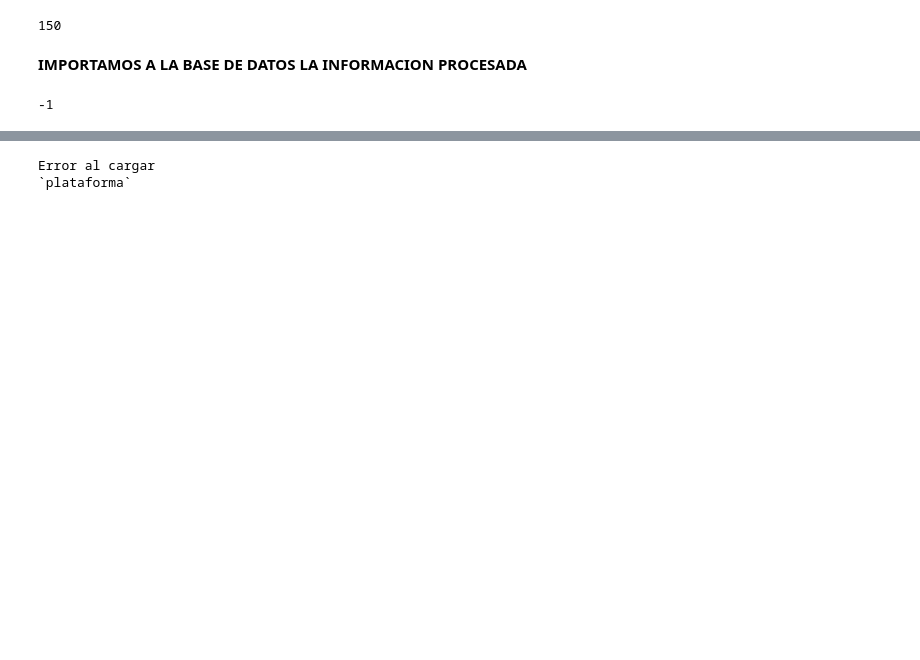
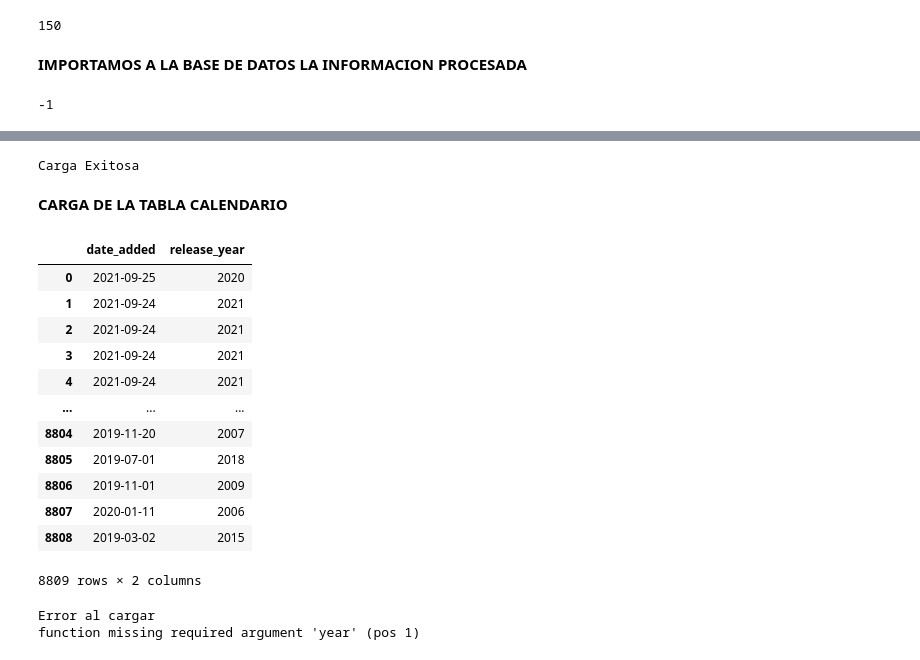
Before and after one commit to leandrokategora/General, a Jupyter notebook: Data/Carga/data_clean.ipynb, the cells around one changed output, grey strips where cells are left out. Cells and saved outputs as stored; diff of their text form; code cells hidden in the pictures; blank space fills up the shorter version.

```diff
--- a/Data/Carga/data_clean.ipynb
+++ b/Data/Carga/data_clean.ipynb
@@ -115,6 +113,8 @@ Establecemos un codigo de plataforma que permita crear una relacion a una tabla
 
 df_netflix['plataforma_id'] = 1
 df_disney['plataforma_id'] = 2
+df_netflix.insert(0, "id", np.nan)
+df_disney.insert(0, "id", np.nan)
 # %% [markdown]
 **Porcedemos a transformar las fechas para posteriormente poder relacionarlo a una tabla calendario**
 # %%
@@ -186,11 +168,39 @@ dtype: object
 # %%
 
 try:
-    df_disney.to_sql('shows', con=engine, if_exists='replace', index=False)
+    df_netflix.to_sql('shows', con=engine, if_exists='replace', index=False)
     print('Carga Exitosa')
 except Exception as ex:
     print('Error al cargar')
     print(ex)
 # %% [output]
-Error al cargar
-`plataforma`
+Carga Exitosa
+# %% [markdown]
+**CARGA DE LA TABLA CALENDARIO**
+# %%
+df_calendar = df_netflix[['date_added','release_year']]
+df_calendar
+# %% [output]
+|  | date_added | release_year |
+| 0 | 2021-09-25 | 2020 |
+| 1 | 2021-09-24 | 2021 |
+| 2 | 2021-09-24 | 2021 |
+| 3 | 2021-09-24 | 2021 |
+| 4 | 2021-09-24 | 2021 |
+| ... | ... | ... |
+| 8804 | 2019-11-20 | 2007 |
+| 8805 | 2019-07-01 | 2018 |
+| 8806 | 2019-11-01 | 2009 |
+| 8807 | 2020-01-11 | 2006 |
+| 8808 | 2019-03-02 | 2015 |
+8809 rows × 2 columns
+# %%
+try:
+    df_calendar.to_sql('calendario', con=engine, if_exists='replace', index=False, dtype={'date_added':date,'release_year':Text})
+    print('Carga Exitosa')
+except Exception as ex:
+    print('Error al cargar')
+    print(ex)
+# %% [output]
+Error al cargar
+function missing required argument 'year' (pos 1)
```
Also changed, not shown: parts of 10 cells of this notebook, 4 other files.
